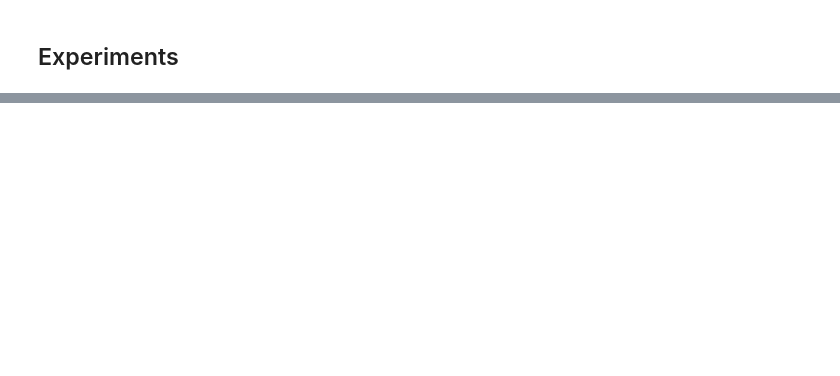
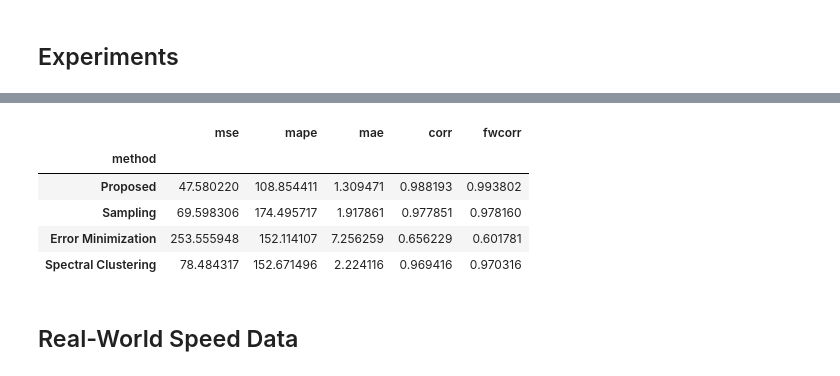
Before and after one commit to arnav-b/sensor-placement, a Jupyter notebook: speed-baselines.ipynb, the cells around one changed output, grey strips where cells are left out. Drawn from its saved outputs; the diff is of its cells as text; code cells hidden in the pictures; blank space fills up the shorter version.

```diff
--- a/speed-baselines.ipynb
+++ b/speed-baselines.ipynb
@@ -389,0 +447,47 @@ plot_speed_results(results["LA"], ax[1][1], title="Los Angeles", xlabel=True)
+# %%
+def mse(pred, true):
+    return(np.linalg.norm(pred - true))
+# %%
+def get_scores(G, flows, speeds, ratio):
+    errormin_pred = dict2vect(G, speed_prediction(G, {s: speeds[s] for s in choose_errormin_sensors(G, ratio)}))
+    sampling_pred = dict2vect(G, speed_prediction(G, {s: speeds[s] for s in choose_sampling_sensors(G, ratio)}))
+    spectral_pred = dict2vect(G, speed_prediction(G, {s: speeds[s] for s in choose_spectral_sensors(G, ratio)}))
+    proposed_pred = dict2vect(G, speed_prediction(G,
+                                     {s: speeds[s] for s in choose_sensors_sparse(G, speeds, flows, ratio=ratio)}))
+
+    unweightedcorr = flow_weighted_corr(G, {e: 1 for e in G.edges()})
+    fwcorr = flow_weighted_corr(G, flows)
+
+    errfuncs = {
+                "mse": mse,
+                "mape": mape,
+                "mae": mae,
+                "corr": lambda pred, true: np.corrcoef(pred, true)[0][1],
+                "fwcorr": lambda pred, true: corr(pred, true, dict2vect(G, flows))
+    }
+
+    all_errs = {
+        "method": ["Proposed", "Sampling", "Error Minimization", "Spectral Clustering"]
+    }
+
+    for name, errfunc in errfuncs.items():
+        errs = []
+        for pred in [proposed_pred, sampling_pred, errormin_pred, spectral_pred]:
+            errs.append(errfunc(pred, dict2vect(G, speeds)))
+
+        all_errs[name] = errs
+
+    return all_errs
+
+scores = get_scores(*read_tntp_graph("data/Anaheim/Anaheim_flow.tntp"), 0.1)
+# %%
+pd.DataFrame(scores).set_index("method")
+# %% [output]
+|  | mse | mape | mae | corr | fwcorr |
+| method |  |  |  |  |  |
+| Proposed | 47.580220 | 108.854411 | 1.309471 | 0.988193 | 0.993802 |
+| Sampling | 69.598306 | 174.495717 | 1.917861 | 0.977851 | 0.978160 |
+| Error Minimization | 253.555948 | 152.114107 | 7.256259 | 0.656229 | 0.601781 |
+| Spectral Clustering | 78.484317 | 152.671496 | 2.224116 | 0.969416 | 0.970316 |
+# %% [markdown]
+## Real-World Speed Data
```
Also changed, not shown: parts of 8 cells of this notebook, 8 other files.
